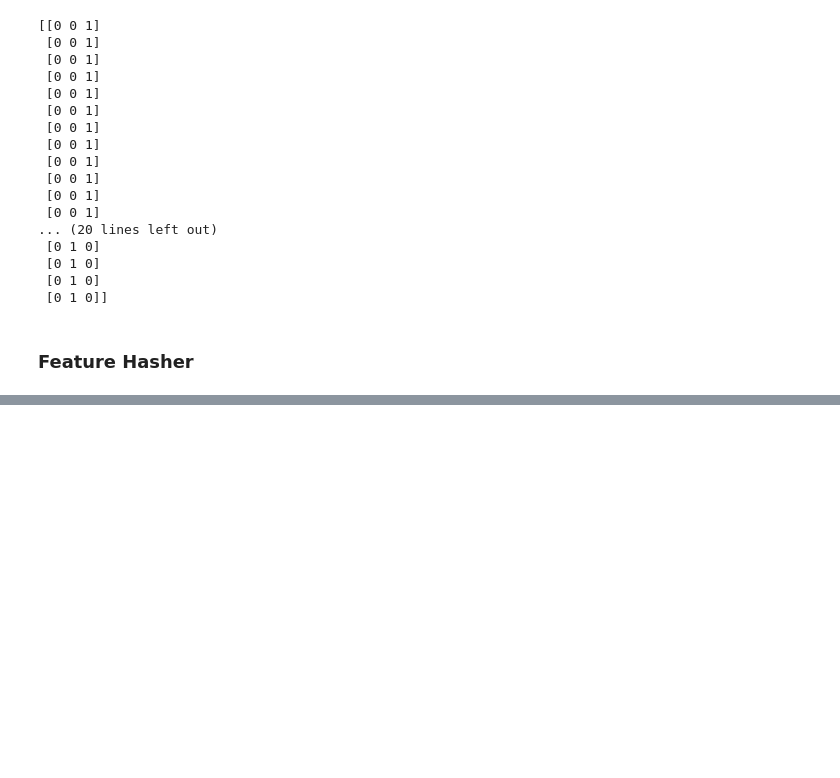
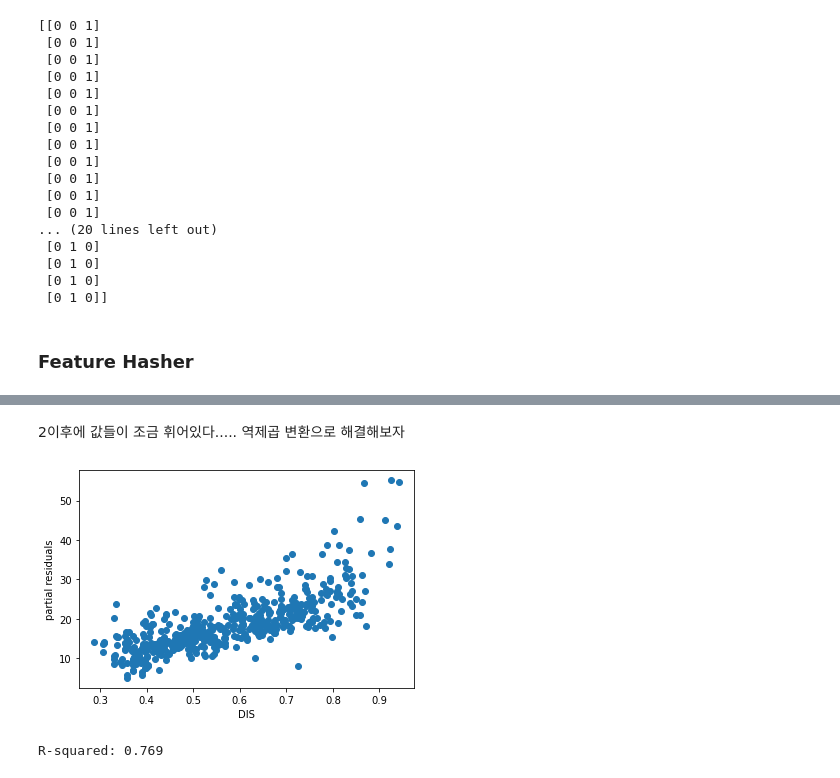
Before and after one commit to alscjf909/python_data_basic, a Jupyter notebook: regression_analysis/Chapter5_Data_Preparation.ipynb, the cells around one changed output, grey strips where cells are left out. Cells and saved outputs as stored; diff of their text form; code cells hidden in the pictures; blank space fills up the shorter version.

```diff
--- a/regression_analysis/Chapter5_Data_Preparation.ipynb
+++ b/regression_analysis/Chapter5_Data_Preparation.ipynb
@@ -408,0 +500,15 @@ for i, name in enumerate(['body', 'body', 'foo']):
+# %% [markdown]
+2이후에 값들이 조금 휘어있다..... 역제곱 변환으로 해결해보자
+# %%
+X_t = X.copy()
+X_t[:,var] = 1./np.sqrt(X_t[:,var])
+linear_regression.fit(X_t, y)
+partial_residual = residuals + X_t[:,var] * linear_regression.coef_[var]
+plt.plot(X_t[:,var], partial_residual, 'o')
+plt.xlabel(boston.feature_names[var])
+plt.ylabel('partial residuals')
+plt.show()
+print ("R-squared: %0.3f" % r2_score(y, linear_regression.predict(X_t)))
+# %% [output]
+[figure, added]
+R-squared: 0.769
```
Also changed, not shown: parts of 43 cells of this notebook.
